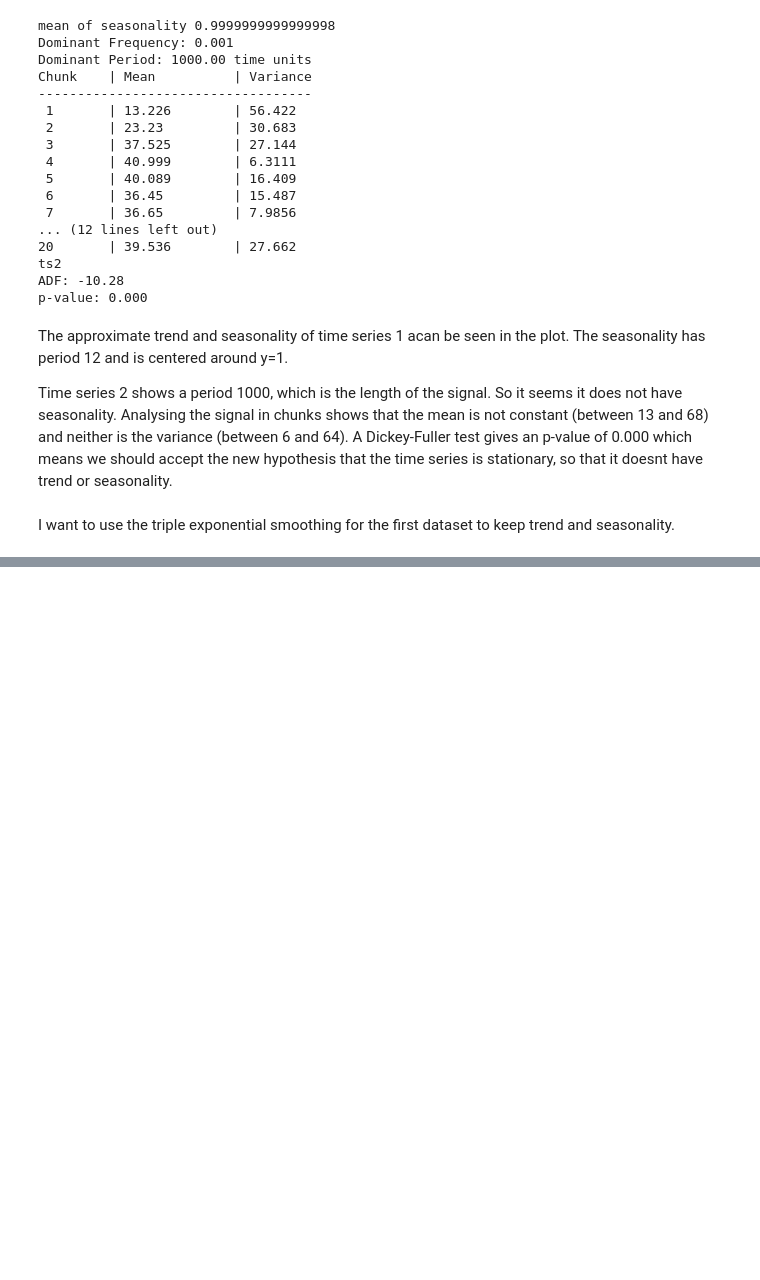
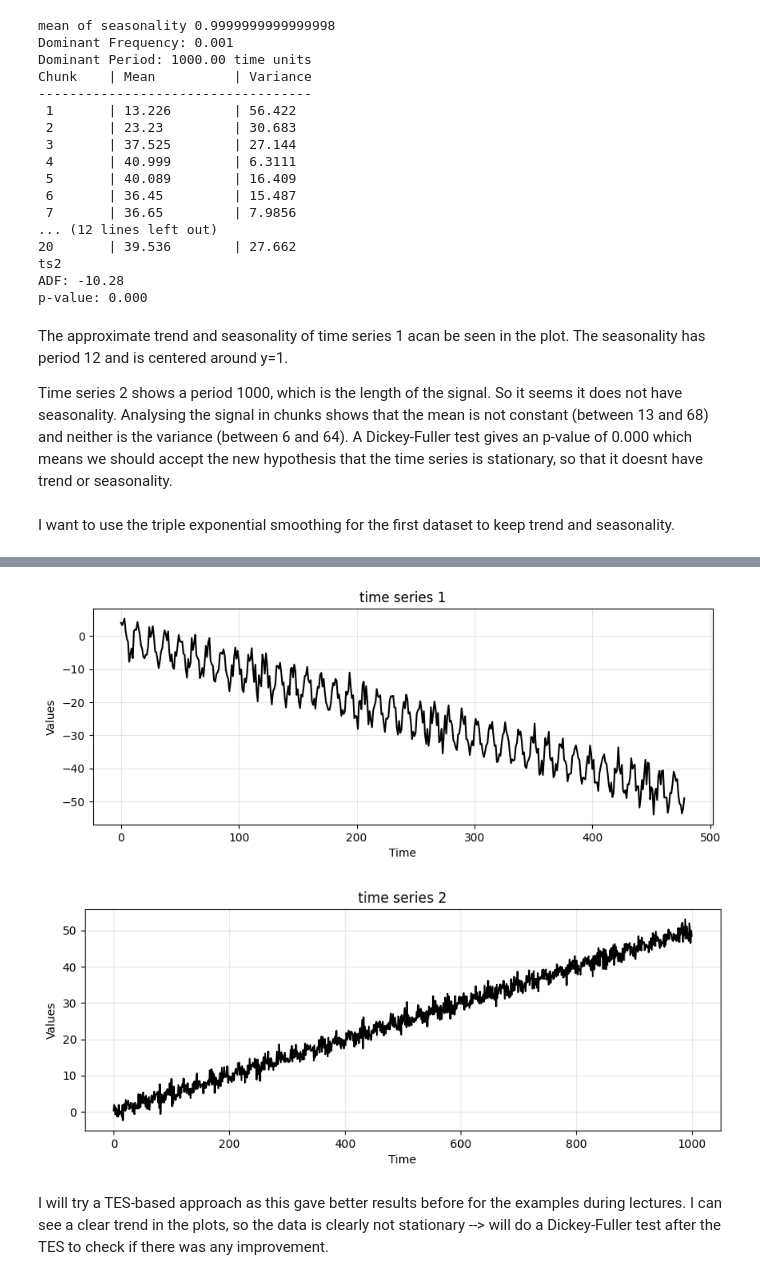
Before and after one commit to Selkief/python-time-series-handbook, a Jupyter notebook: exercises1-4.ipynb, the cells around one changed output, grey strips where cells are left out. Saved outputs shown, nothing was run; the diff lists cells and outputs as text; code cells hidden in the pictures; blank space fills up the shorter version.

```diff
--- a/exercises1-4.ipynb
+++ b/exercises1-4.ipynb
@@ -506,0 +513,12 @@ The forecast for the second function doesnt look that great, but the MSE is quit
+# %%
+# Load the first time series
+response = requests.get("https://zenodo.org/records/10951538/files/arma_ts3.npz?download=1")
+response.raise_for_status()
+arma_ts1 = np.load(BytesIO(response.content))['signal']
+print(len(arma_ts1))
+
+# Load the second time series
+response = requests.get("https://zenodo.org/records/10951538/files/arma_ts4.npz?download=1")
+response.raise_for_status()
+arma_ts2 = np.load(BytesIO(response.content))['signal']
+print(len(arma_ts2))
@@ -506,0 +539,20 @@ The forecast for the second function doesnt look that great, but the MSE is quit
+# %%
+from statsmodels.graphics.tsaplots import plot_acf, plot_pacf
+from statsmodels.tsa.arima.model import ARIMA
+
+#plot the original time series 1 and 2
+arma_time1 = np.arange(0, len(arma_ts1))
+arma_time2 = np.arange(0, len(arma_ts2))
+run_sequence_plot(arma_time1, arma_ts1, "time series 1")
+run_sequence_plot(arma_time2, arma_ts2, "time series 2")
+
+#split into test and train data
+arma_train1 = arma_ts1[:-30]
+arma_train2 = arma_ts2[:-100]
+arma_test1 = arma_ts1[-30:]
+arma_test2 = arma_ts2[-100:]
+# %% [output]
+[figure, added]
+[figure, added]
+# %% [markdown]
+I will try a TES-based approach as this gave better results before for the examples during lectures. I can see a clear trend in the plots, so the data is clearly not stationary --> will do a Dickey-Fuller test after the TES to check if there was any improvement.
```
Also changed, not shown: parts of 14 cells of this notebook.
